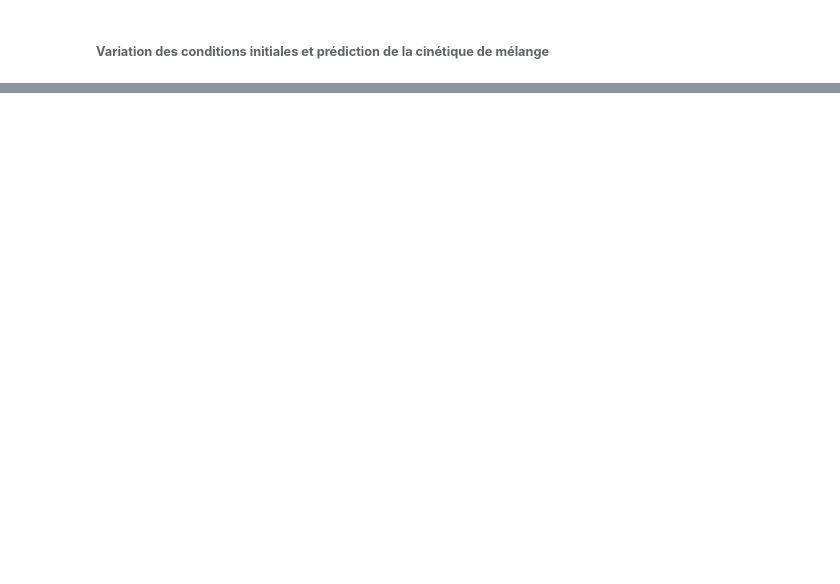
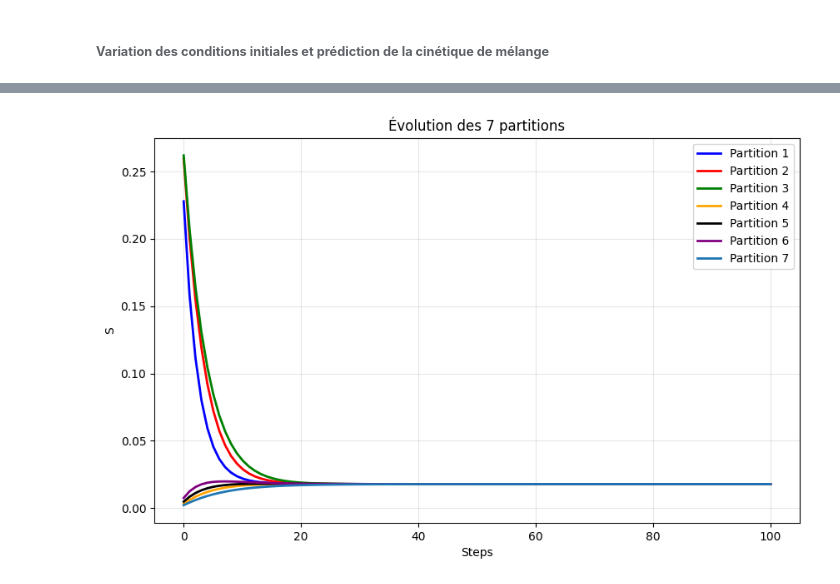
Before and after one commit to tiffank1802/DEM-MCM-Coupling, a Jupyter notebook: DEM_MCM/docs/observations_segregations.ipynb, the cells around one changed output, grey strips where cells are left out. Cells and saved outputs as stored; diff of their text form; code cells hidden in the pictures; blank space fills up the shorter version.

```diff
--- a/DEM_MCM/docs/observations_segregations.ipynb
+++ b/DEM_MCM/docs/observations_segregations.ipynb
@@ -770,5 +745,5 @@ cyl_experiment
 # %%
-patterns=['bot4_','step1','split0.075','start250','step1_','dt0.1']
+patterns=['bot4_','step1','split0.75','start250','step1_','dt0.1']
 results=[cyl for cyl in cyl_experiment if all(pattern in cyl for pattern in patterns)]
 results
 # %% [output]
@@ -820 +808,25 @@ Analyzer.show_adaptive_z_cylindrical_profile()
 [interactive output not drawn]
+# %%
+S_s=Analyzer.simulate_mixing(results[0])
+# %%
+plt.figure(figsize=(10, 6))
+temps=np.linspace(0,100,100)
+# 4 partitions : colonne 0, 1, 2, 3
+plt.plot(temps, S_s[:, 0], 'b-', label='Partition 1', linewidth=2)
+plt.plot(temps, S_s[:, 1], 'r-', label='Partition 2', linewidth=2)
+plt.plot(temps, S_s[:, 2], 'g-', label='Partition 3', linewidth=2)
+plt.plot(temps, S_s[:, 3], 'orange', label='Partition 4', linewidth=2)
+plt.plot(temps, S_s[:, 4], 'black', label='Partition 5', linewidth=2)
+plt.plot(temps, S_s[:, 5], 'purple', label='Partition 6', linewidth=2)
+plt.plot(temps, S_s[:, 6], label='Partition 7', linewidth=2)
+# plt.plot(temps, S_s[:, 7],  label='Partition 8', linewidth=2)
+# plt.plot(temps, S_s[:, 8], label='Partition 9', linewidth=2)
+
+plt.xlabel('Steps')
+plt.ylabel('S')
+plt.title(f'Évolution des {S_s.shape[1]} partitions')
+plt.legend()
+plt.grid(True, alpha=0.3)
+plt.show()
+# %% [output]
+[figure, added]
```
Also changed, not shown: parts of 13 cells of this notebook, 4 other files.
